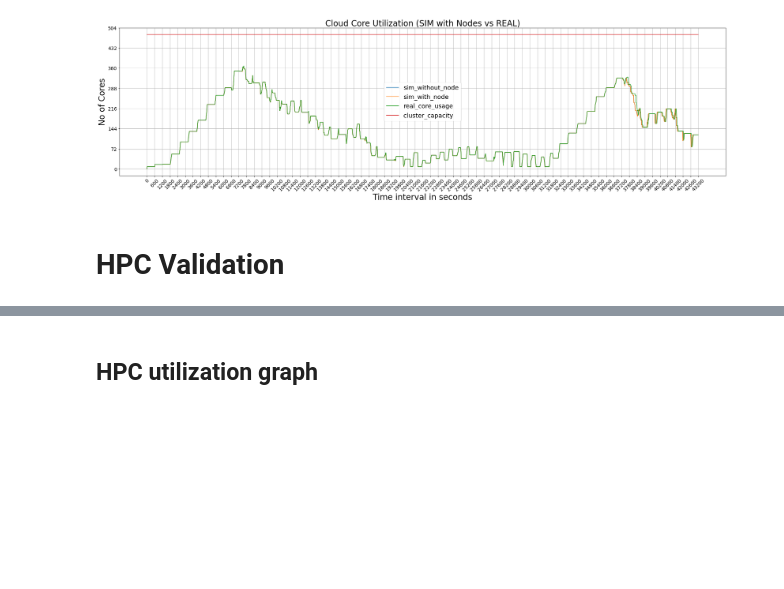
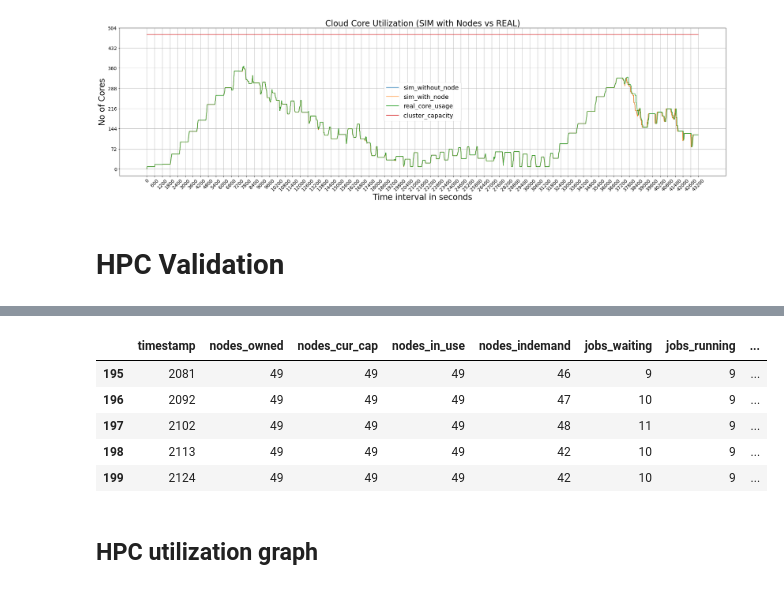
Before and after one commit to SahilTikale/FLOCX-Notebooks, a Jupyter notebook: validating_simulator_withNodes/SiloSimRun_VS_nonodeSim_VS_RealExperiment.ipynb, the cells around one changed output, grey strips where cells are left out. Cells and saved outputs as stored; diff of their text form; code cells hidden in the pictures; blank space fills up the shorter version.

```diff
--- a/validating_simulator_withNodes/SiloSimRun_VS_nonodeSim_VS_RealExperiment.ipynb
+++ b/validating_simulator_withNodes/SiloSimRun_VS_nonodeSim_VS_RealExperiment.ipynb
@@ -211,5 +219,14 @@ Records from Cloud Simulation that matches the experimental data
 
  ** ** ** **
+# %%
+real_run.head(200).tail()
+# %% [output]
+|  | timestamp | nodes_owned | nodes_cur_cap | nodes_in_use | nodes_indemand | jobs_waiting | jobs_running | ... |
+| 195 | 2081 | 49 | 49 | 49 | 46 | 9 | 9 | ... |
+| 196 | 2092 | 49 | 49 | 49 | 47 | 10 | 9 | ... |
+| 197 | 2102 | 49 | 49 | 49 | 48 | 11 | 9 | ... |
+| 198 | 2113 | 49 | 49 | 49 | 42 | 10 | 9 | ... |
+| 199 | 2124 | 49 | 49 | 49 | 42 | 10 | 9 | ... |
 # %% [markdown]
 ## HPC utilization graph
 # %%
```
Also changed, not shown: parts of 7 cells of this notebook, 1 other file.
